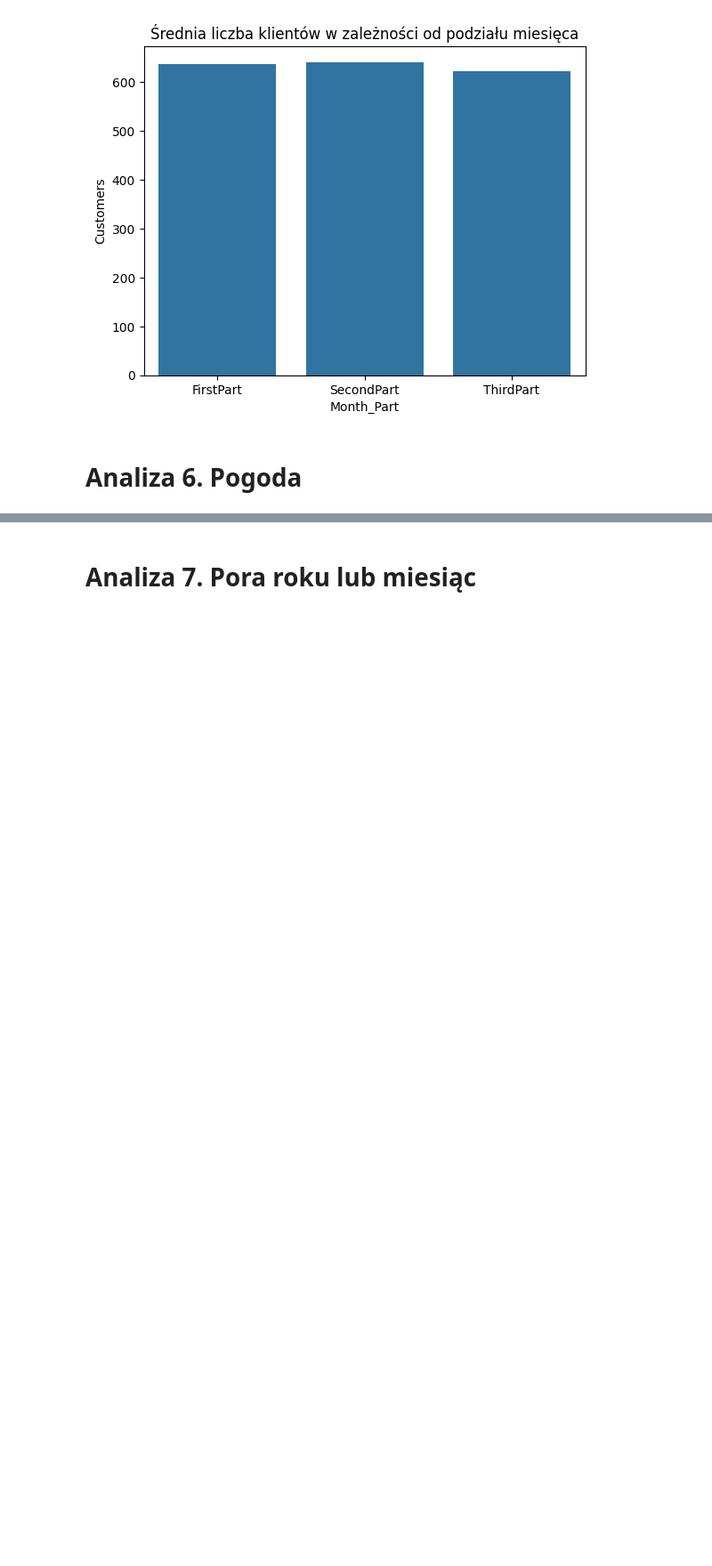
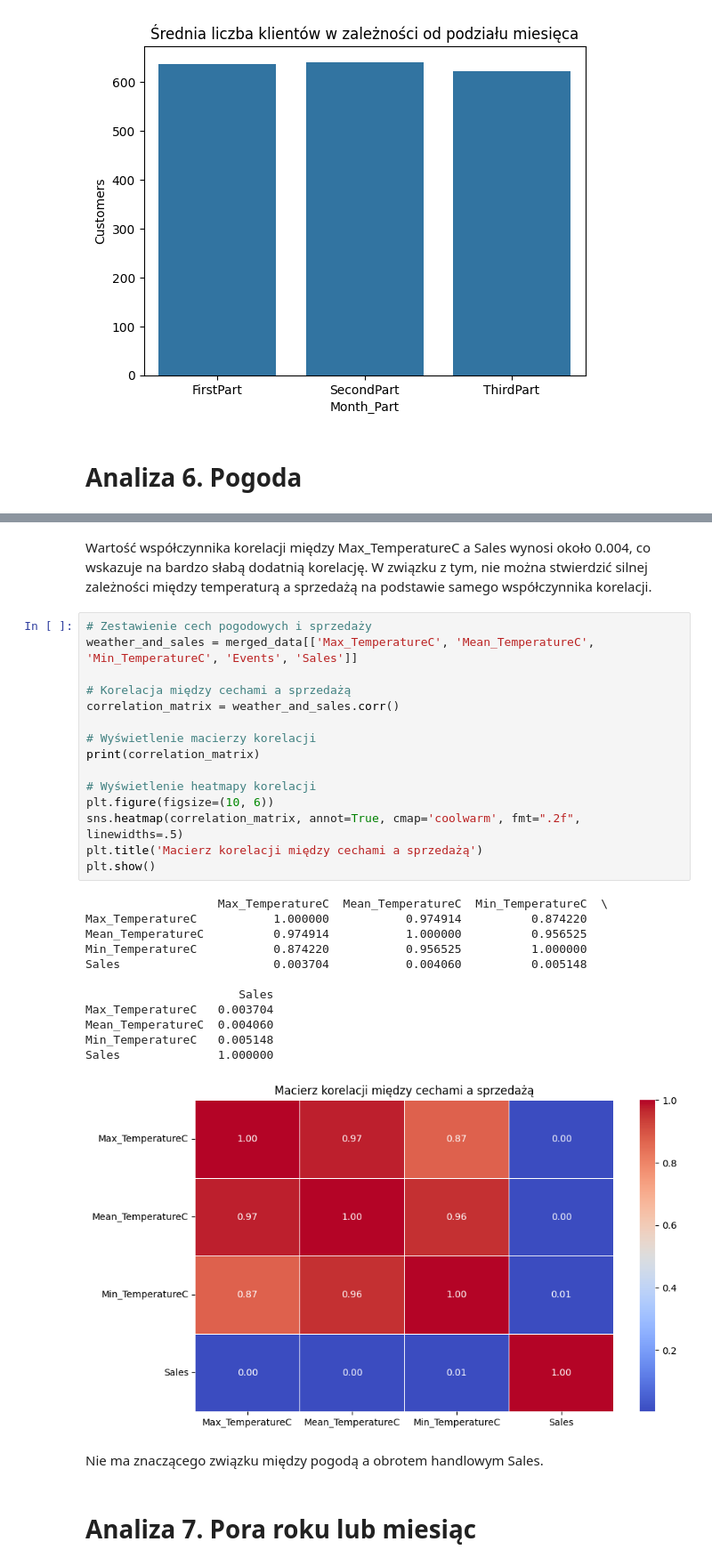
Before and after one commit to AgniechaP/EAD_project_1, a Jupyter notebook: blok_2/projekt_blok_2.ipynb, the cells around one changed output, grey strips where cells are left out. Shown at 89% size. Cells and saved outputs as stored; diff of their text form; blank space fills up the shorter version.

```diff
--- a/blok_2/projekt_blok_2.ipynb
+++ b/blok_2/projekt_blok_2.ipynb
@@ -880,2 +898,34 @@ plt.show()
+# %% [markdown]
+Wartość współczynnika korelacji między Max_TemperatureC a Sales wynosi około 0.004, co wskazuje na bardzo słabą dodatnią korelację. W związku z tym, nie można stwierdzić silnej zależności między temperaturą a sprzedażą na podstawie samego współczynnika korelacji.
+# %%
+# Zestawienie cech pogodowych i sprzedaży
+weather_and_sales = merged_data[['Max_TemperatureC', 'Mean_TemperatureC', 'Min_TemperatureC', 'Events', 'Sales']]
+
+# Korelacja między cechami a sprzedażą
+correlation_matrix = weather_and_sales.corr()
+
+# Wyświetlenie macierzy korelacji
+print(correlation_matrix)
+
+# Wyświetlenie heatmapy korelacji
+plt.figure(figsize=(10, 6))
+sns.heatmap(correlation_matrix, annot=True, cmap='coolwarm', fmt=".2f", linewidths=.5)
+plt.title('Macierz korelacji między cechami a sprzedażą')
+plt.show()
+# %% [output]
+                   Max_TemperatureC  Mean_TemperatureC  Min_TemperatureC  \
+Max_TemperatureC           1.000000           0.974914          0.874220
+Mean_TemperatureC          0.974914           1.000000          0.956525
+Min_TemperatureC           0.874220           0.956525          1.000000
+Sales                      0.003704           0.004060          0.005148
+
+                      Sales
+Max_TemperatureC   0.003704
+Mean_TemperatureC  0.004060
+Min_TemperatureC   0.005148
+Sales              1.000000
+[figure, added]
+# %% [markdown]
+Nie ma znaczącego związku między pogodą a obrotem handlowym Sales.
 # %% [markdown]
 # Analiza 7. Pora roku lub miesiąc
```
Also changed, not shown: parts of 22 cells of this notebook.
